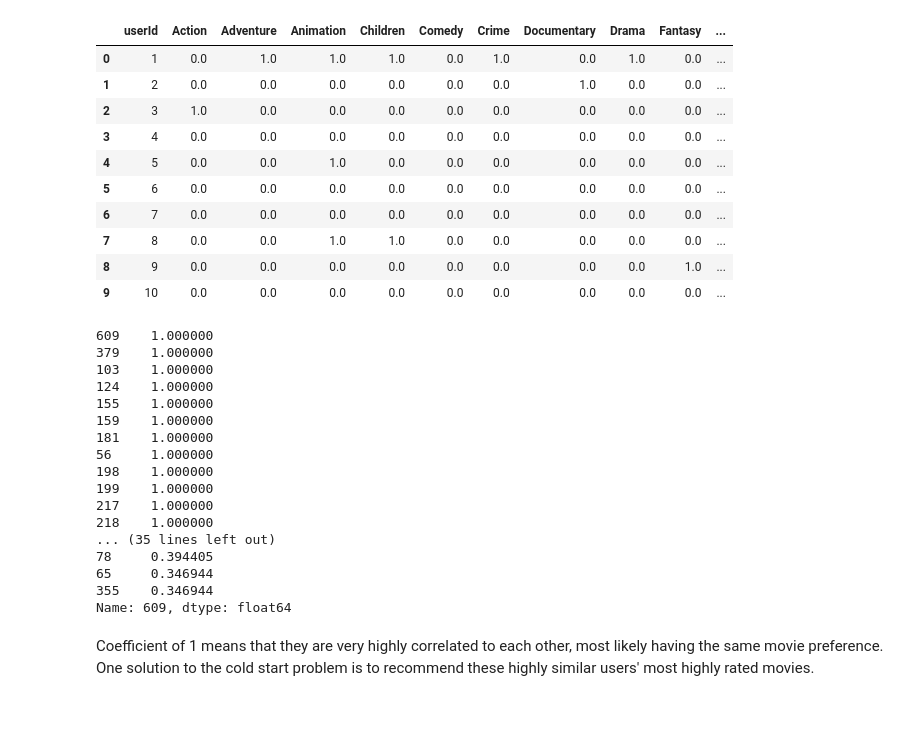
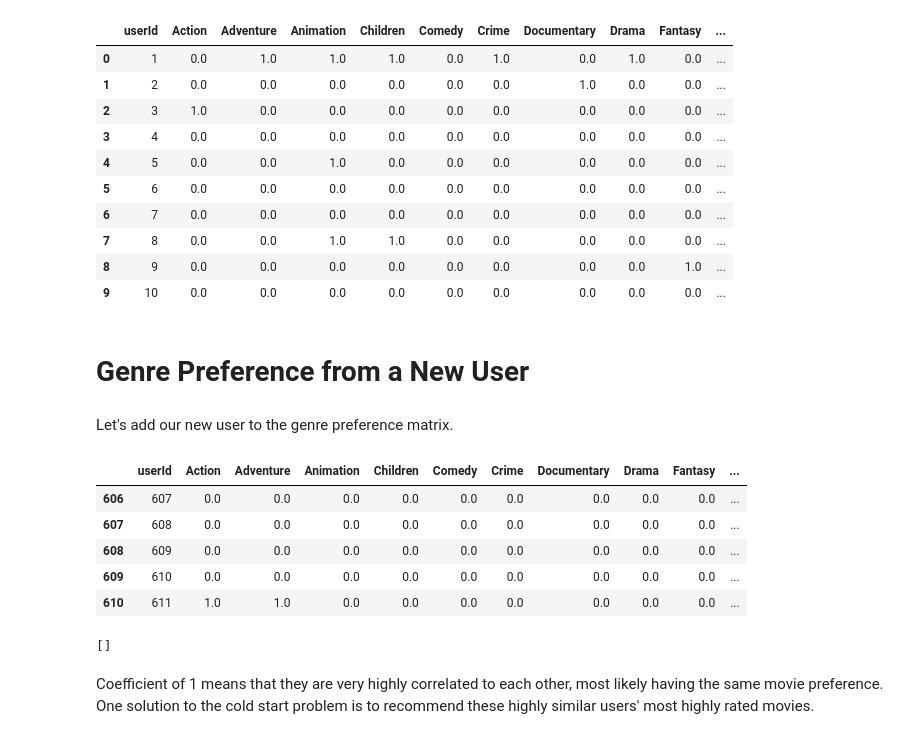
Before and after one commit to simonhui1/Recommendation_Systems, a Jupyter notebook: index.ipynb, the cells around one changed output. Cells and saved outputs as stored; diff of their text form; code cells hidden in the pictures; blank space fills up the shorter version.

Commit message:
Add new user to genre preference matrix

```diff
--- a/index.ipynb
+++ b/index.ipynb
@@ -340,29 +340,35 @@ genre_pref_df.head(10)
 | 7 | 8 | 0.0 | 0.0 | 1.0 | 1.0 | 0.0 | 0.0 | 0.0 | 0.0 | 0.0 | ... |
 | 8 | 9 | 0.0 | 0.0 | 0.0 | 0.0 | 0.0 | 0.0 | 0.0 | 0.0 | 1.0 | ... |
 | 9 | 10 | 0.0 | 0.0 | 0.0 | 0.0 | 0.0 | 0.0 | 0.0 | 0.0 | 0.0 | ... |
+# %% [markdown]
+# Genre Preference from a New User
+# %% [markdown]
+Let's add our new user to the genre preference matrix.
+# %%
+def add_new_user(new_user, df):
+
+    new_user_df = pd.DataFrame(new_user, index=[0])
+    new_genre_pref_df = pd.concat([df, new_user_df], axis=0).reset_index(drop=True)
+
+    return new_genre_pref_df.fillna(0)
+# %%
+new_user = {'userId': 611, 'Action': 1, 'Adventure': 1, 'Mystery': 1}
+
+new_genre_pref_df = add_new_user(new_user, genre_pref_df)
+# %%
+new_genre_pref_df.tail()
+# %% [output]
+|  | userId | Action | Adventure | Animation | Children | Comedy | Crime | Documentary | Drama | Fantasy | ... |
+| 606 | 607 | 0.0 | 0.0 | 0.0 | 0.0 | 0.0 | 0.0 | 0.0 | 0.0 | 0.0 | ... |
+| 607 | 608 | 0.0 | 0.0 | 0.0 | 0.0 | 0.0 | 0.0 | 0.0 | 0.0 | 0.0 | ... |
+| 608 | 609 | 0.0 | 0.0 | 0.0 | 0.0 | 0.0 | 0.0 | 0.0 | 0.0 | 0.0 | ... |
+| 609 | 610 | 0.0 | 0.0 | 0.0 | 0.0 | 0.0 | 0.0 | 0.0 | 0.0 | 0.0 | ... |
+| 610 | 611 | 1.0 | 1.0 | 0.0 | 0.0 | 0.0 | 0.0 | 0.0 | 0.0 | 0.0 | ... |
 # %%
 # trying coefficients to find similar users
 import numpy as np
 
-target_user = 610
+target_user = 1
 
 target_coef = pd.DataFrame(np.corrcoef(genre_pref_df.drop("userId", axis=1)))[target_user-1]
-target_coef.sort_values(ascending=False)
+target_coef = target_coef.sort_values(ascending=False).fillna(0)
-# %% [output]
-609    1.000000
-379    1.000000
-103    1.000000
-124    1.000000
-155    1.000000
-159    1.000000
-181    1.000000
-56     1.000000
-198    1.000000
-199    1.000000
-217    1.000000
-218    1.000000
-... (35 lines left out)
-78     0.394405
-65     0.346944
-355    0.346944
-Name: 609, dtype: float64
@@ -369,3 +377,8 @@ Name: 609, dtype: float64
+# %%
+similar_users.remove(target_user-1)
+similar_users
+# %% [output]
+[]
 # %% [markdown]
 Coefficient of 1 means that they are very highly correlated to each other, most likely having the same movie preference. One solution to the cold start problem is to recommend these highly similar users' most highly rated movies.
 # %% [markdown]
```
Also changed, not shown: parts of 9 cells of this notebook.
